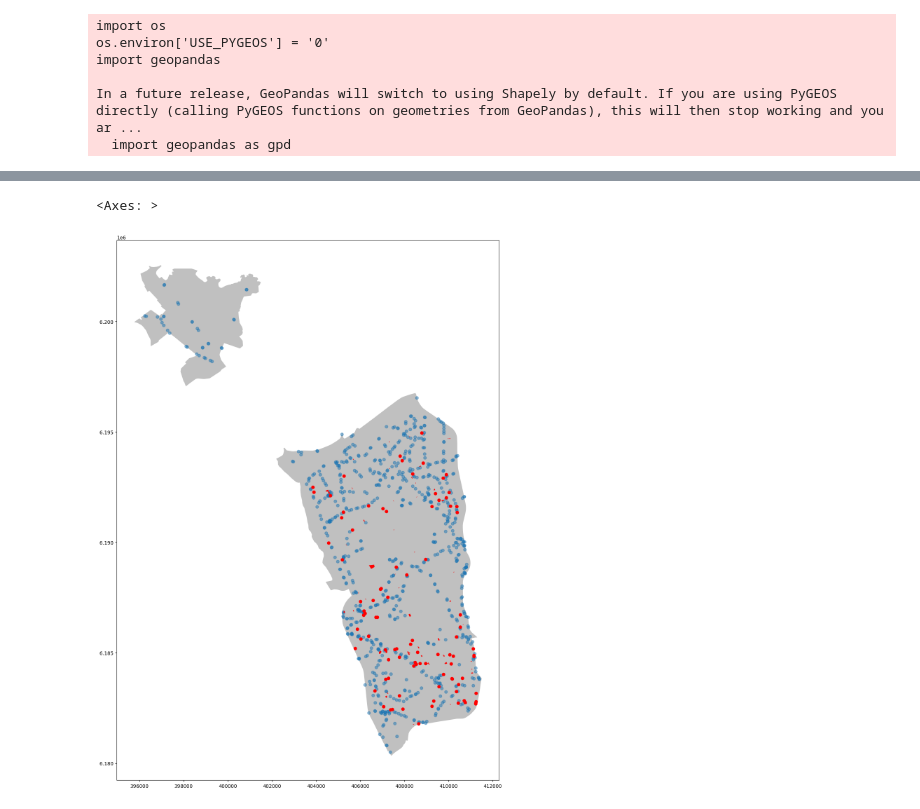
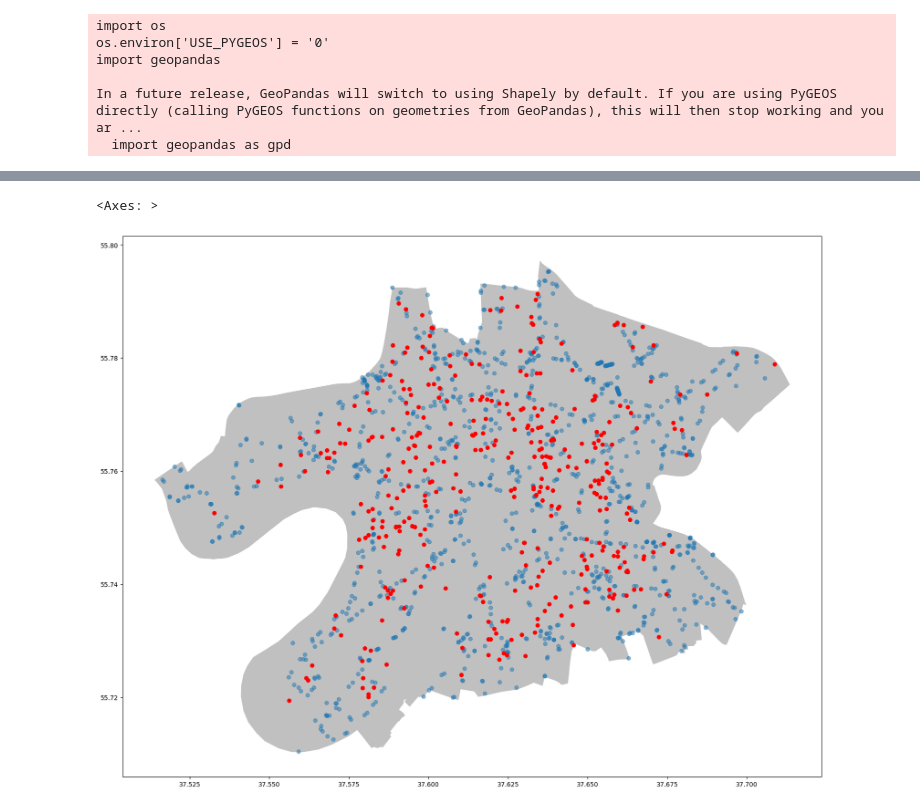
Before and after one commit to Bibit-Bibicha/my-first-binder, a Jupyter notebook: Clinics_bus.ipynb, the cells around one changed output, grey strips where cells are left out. Cells and saved outputs as stored; diff of their text form; code cells hidden in the pictures.

```diff
--- a/Clinics_bus.ipynb
+++ b/Clinics_bus.ipynb
@@ -32,4 +34,4 @@ place = places[1] + ', Moscow'
 # %%
-check = ox.geocoder.geocode_to_gdf(place).to_crs(local_crs).reset_index()
-check
+area = ox.geocoder.geocode_to_gdf(place)
+area
 # %% [output]
@@ -38,5 +40,5 @@ check
 # %%
-bus_stops = ox.geometries_from_place(place, tags={'amenity' : 'bus_station', 'public_transport':'stop_position'}).to_crs(local_crs).reset_index()
+bus_stops = ox.geometries_from_place(place, tags={'amenity' : 'bus_station', 'public_transport':'stop_position'}).reset_index()
 # %%
 list(bus_stops.columns)
 # %% [output]
@@ -65,6 +67,7 @@ lst = ['element_type',
  'geometry',
  ]
 # %%
+bus_stops = bus_stops.loc[bus_stops.geometry.type == 'Point']
 bus_stops[lst].head()
 # %% [output]
 |  | element_type | osmid | name | public_transport | geometry |
@@ -76,2 +79,3 @@ bus_stops[lst].head()
 # %%
-clinics = ox.geometries_from_place(place, tags={'amenity' : 'clinic'}).to_crs(local_crs).reset_index()
+clinics = ox.geometries_from_place(place, tags={'amenity' : 'clinic'}).reset_index()
+clinics = clinics.loc[clinics.geometry.type == 'Point']
@@ -78,10 +97,10 @@ clinics = ox.geometries_from_place(place, tags={'amenity' : 'clinic'}).to_crs(lo
 # %%
-ax = check.plot(figsize=(20,20), color='silver')
+ax = area.plot(figsize=(20,20), color='silver')
 bus_stops.plot(ax=ax, alpha=0.5)
 clinics.plot(ax=ax, color='red')
 # %% [output]
 <Axes: >
-[figure, old version]
+[figure, new version]
 # %%
 # G_w = ox.graph_from_address(place, retain_all=True, network_type='walk',
 #                             simplify=True, clean_periphery=False)
```
Also changed, not shown: parts of 8 cells of this notebook.
